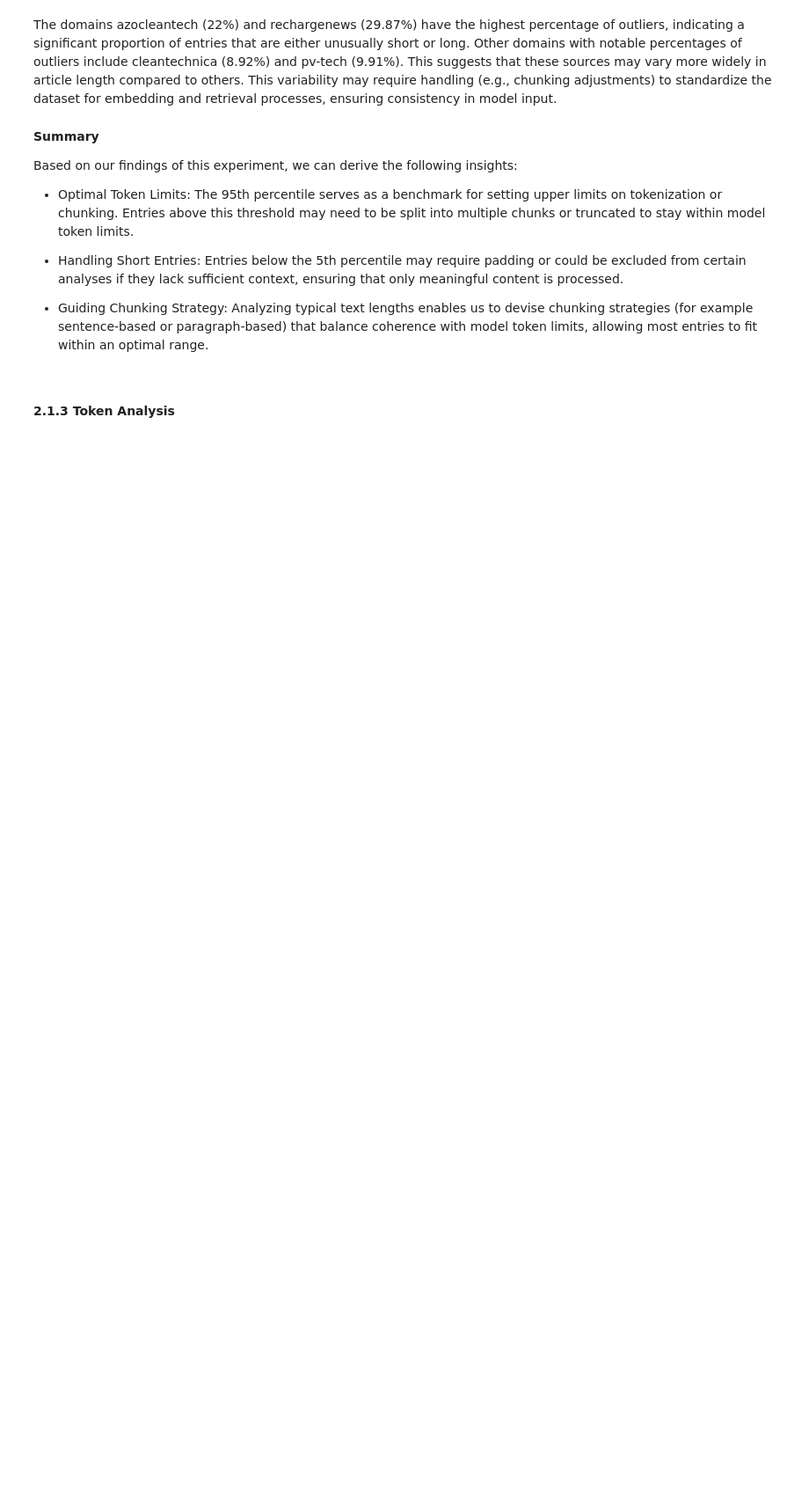
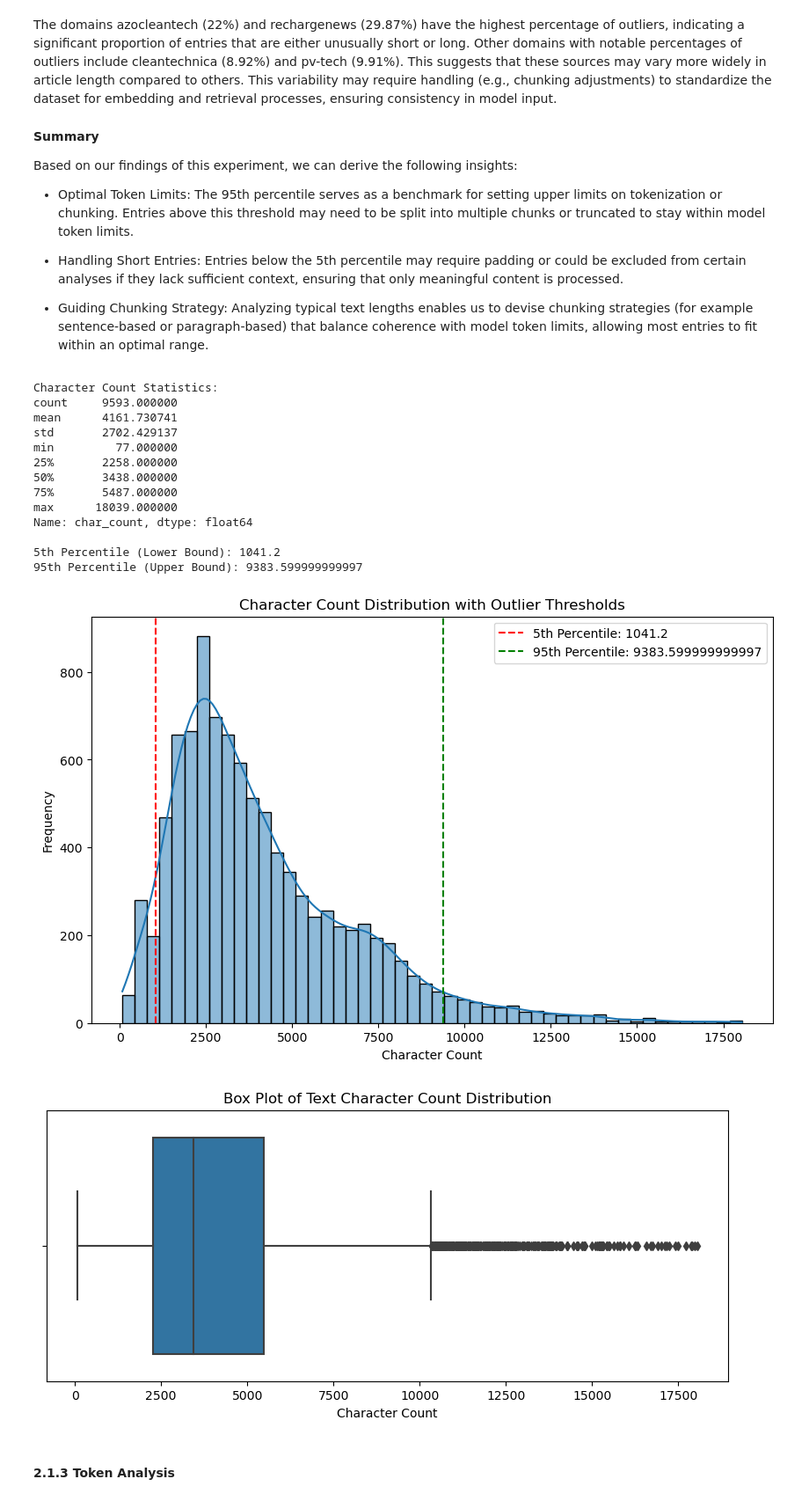
Before and after one commit to alexschillingfhnw/npr-mc1, a Jupyter notebook: src/data-analysis.ipynb, the cells around one changed output. Shown at 88% size. Drawn from its saved outputs; the diff is of its cells as text; code cells hidden in the pictures; blank space fills up the shorter version.

```diff
--- a/src/data-analysis.ipynb
+++ b/src/data-analysis.ipynb
@@ -332,6 +331,56 @@ Based on our findings of this experiment, we can derive the following insights:
 - Handling Short Entries: Entries below the 5th percentile may require padding or could be excluded from certain analyses if they lack sufficient context, ensuring that only meaningful content is processed.
 
 - Guiding Chunking Strategy: Analyzing typical text lengths enables us to devise chunking strategies (for example sentence-based or paragraph-based) that balance coherence with model token limits, allowing most entries to fit within an optimal range.
+# %%
+# Calculate character count for each content entry
+data_with_quality['char_count'] = data_with_quality['content'].apply(len)
+print("Character Count Statistics:")
+print(data_with_quality['char_count'].describe())
+
+# Define statistical thresholds (e.g., 5th and 95th percentiles)
+char_lower_bound = np.percentile(data_with_quality['char_count'], 5)
+char_upper_bound = np.percentile(data_with_quality['char_count'], 95)
+
+print(f"\n5th Percentile (Lower Bound): {char_lower_bound}")
+print(f"95th Percentile (Upper Bound): {char_upper_bound}")
+
+# Identify entries that are outliers
+char_outliers = data_with_quality[(data_with_quality['char_count'] < char_lower_bound) |
+                                  (data_with_quality['char_count'] > char_upper_bound)]
+
+# Visualize the character count distribution
+plt.figure(figsize=(10, 6))
+sns.histplot(data_with_quality['char_count'], bins=50, kde=True)
+plt.axvline(char_lower_bound, color='red', linestyle='--', label=f'5th Percentile: {char_lower_bound}')
+plt.axvline(char_upper_bound, color='green', linestyle='--', label=f'95th Percentile: {char_upper_bound}')
+plt.title("Character Count Distribution with Outlier Thresholds")
+plt.xlabel("Character Count")
+plt.ylabel("Frequency")
+plt.legend()
+plt.show()
+
+# Box plot to show spread and detect outliers
+plt.figure(figsize=(10, 4))
+sns.boxplot(x=data_with_quality['char_count'])
+plt.title("Box Plot of Text Character Count Distribution")
+plt.xlabel("Character Count")
+plt.show()
+# %% [output]
+Character Count Statistics:
+count     9593.000000
+mean      4161.730741
+std       2702.429137
+min         77.000000
+25%       2258.000000
+50%       3438.000000
+75%       5487.000000
+max      18039.000000
+Name: char_count, dtype: float64
+
+5th Percentile (Lower Bound): 1041.2
+95th Percentile (Upper Bound): 9383.599999999997
+[figure, added]
+[figure, added]
 # %% [markdown]
 #### 2.1.3 Token Analysis
 # %%
```
Also changed, not shown: parts of 25 cells of this notebook.
